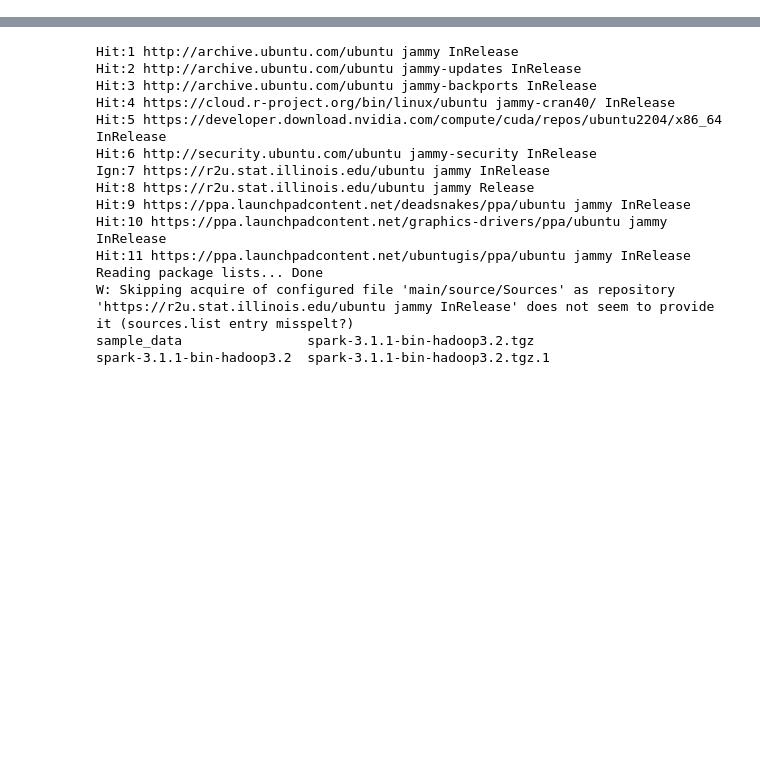
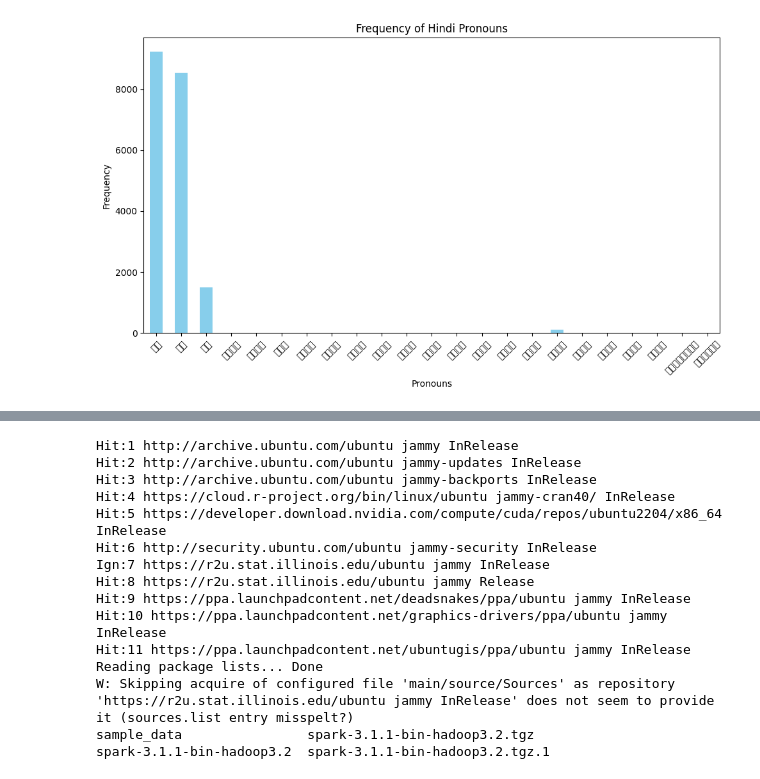
Before and after one commit to souro/misc_google_collab, a Jupyter notebook: wiki_honorifics.ipynb, the cells around one changed output, grey strips where cells are left out. Drawn from its saved outputs; the diff is of its cells as text; code cells hidden in the pictures; blank space fills up the shorter version.

```diff
--- a/wiki_honorifics.ipynb
+++ b/wiki_honorifics.ipynb
@@ -29,5 +34,5 @@ def process_json_object(json_obj):
 # %%
 # !unzip sample_data/bn_prcsd.zip
 # %%
-# input_directory = 'sample_data/bn/'
+input_directory = '/content/drive/MyDrive/Colab Notebooks/AA' #'sample_data/bn/'
 # output_directory = 'sample_data/bn_prcsd/'
@@ -172,0 +159,14 @@ print(all_data[:5])
+# %%
+pronoun_frequencies = df.drop(columns=['title']).sum()
+
+plt.figure(figsize=(10, 6))
+pronoun_frequencies.plot(kind='bar', color='skyblue')
+plt.title('Frequency of Hindi Pronouns')
+plt.xlabel('Pronouns')
+plt.ylabel('Frequency')
+plt.xticks(rotation=45)
+plt.tight_layout()
+
+plt.show()
+# %% [output]
+[figure, added]
```
Also changed, not shown: parts of 19 cells of this notebook.
